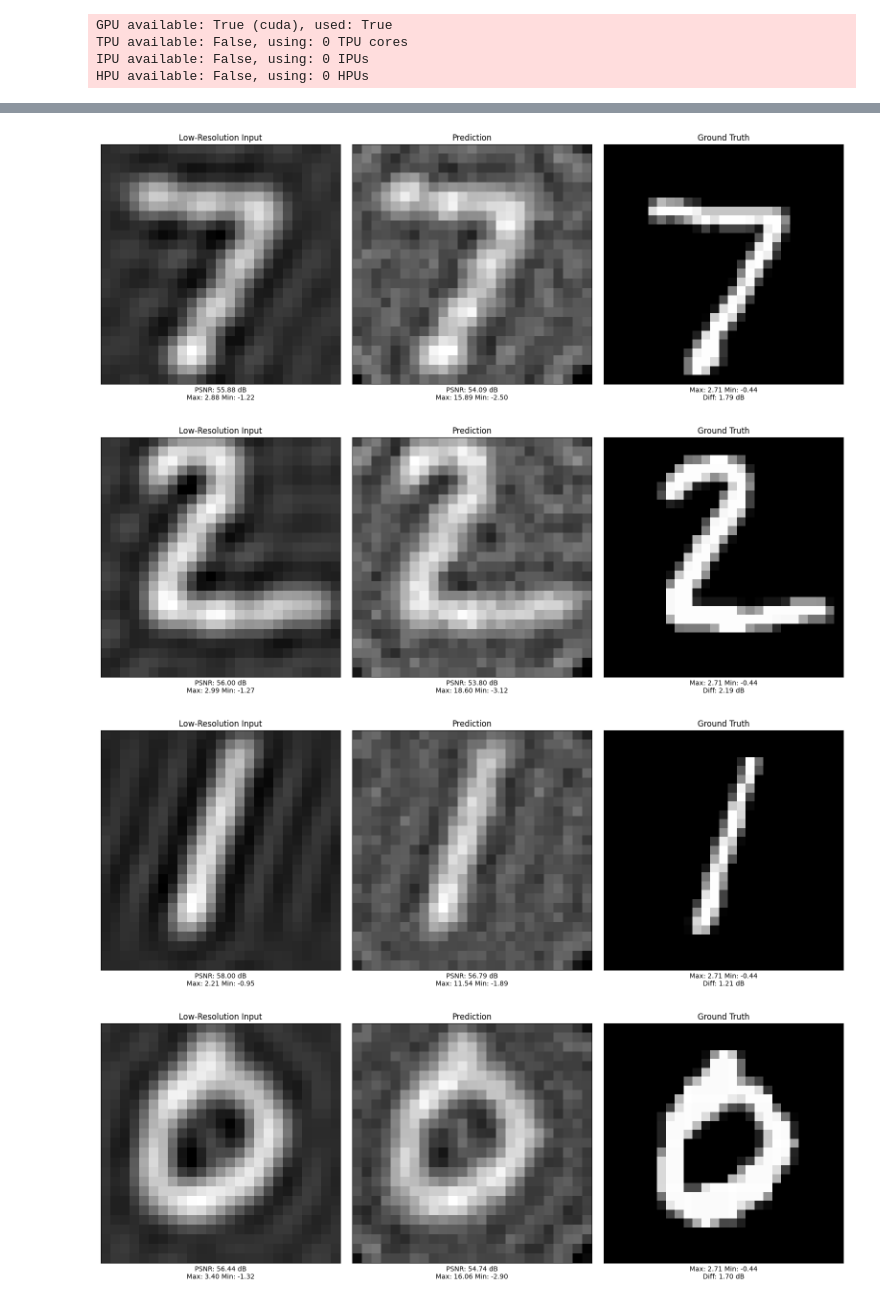
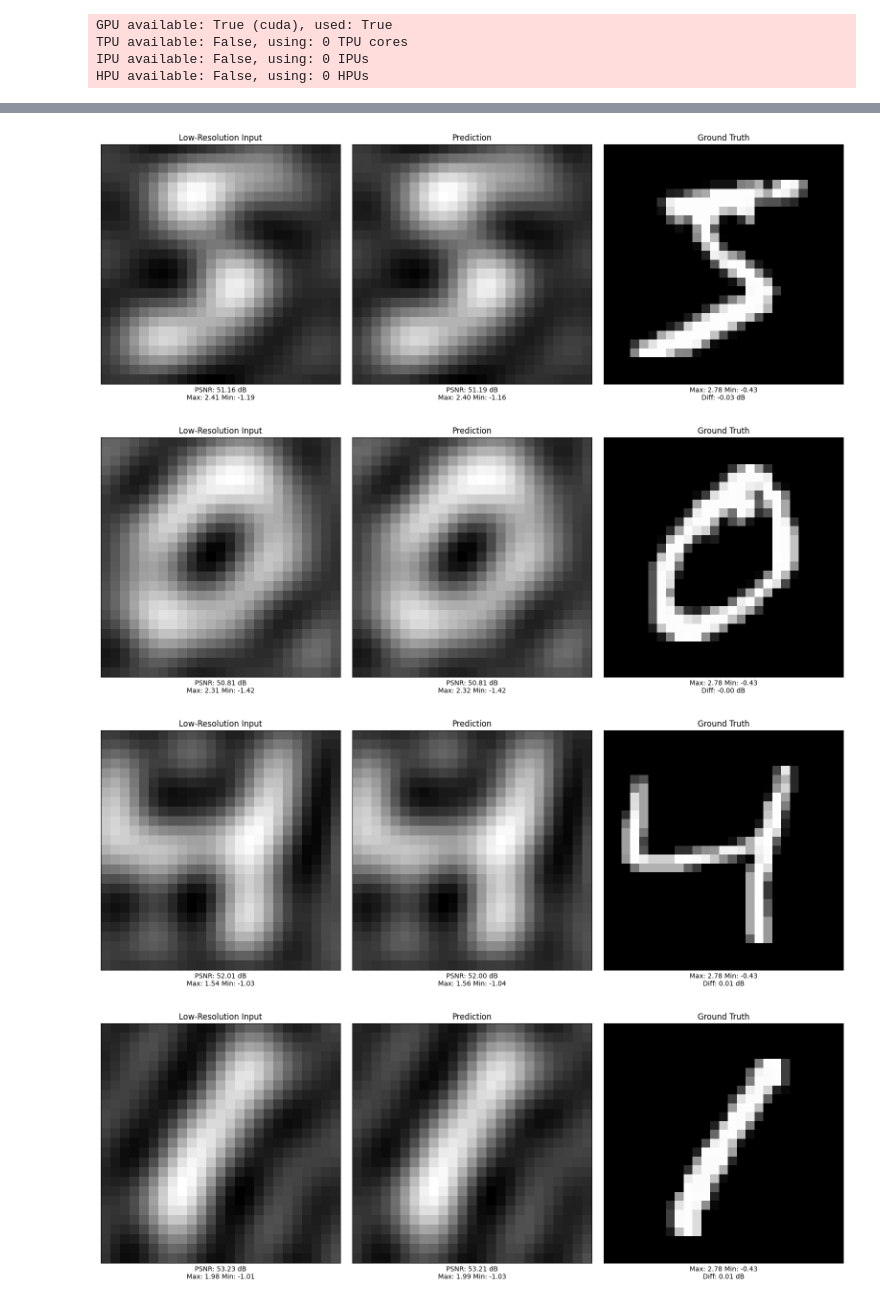
Before and after one commit to AmanKukde/FourierImageTransformer, a Jupyter notebook: examples/Super-Resolution - MNIST Example.ipynb, the cells around one changed output, grey strips where cells are left out. Saved outputs shown, nothing was run; the diff lists cells and outputs as text; code cells hidden in the pictures.

```diff
--- a/examples/Super-Resolution - MNIST Example.ipynb
+++ b/examples/Super-Resolution - MNIST Example.ipynb
@@ -46,7 +46,7 @@ model = SResTransformerModule(d_model=n_heads*d_query,
                               dst_order=order,
                               loss='sum',
                               lr=0.0001, weight_decay=0.01, n_layers=8,
-                              n_heads=n_heads, d_query=d_query, dropout=0.1, attention_dropout=0.1,num_shells =8,
+                              n_heads=n_heads, d_query=d_query, dropout=0.1, attention_dropout=0.1,num_shells = 4,
                               model_path ='')
 import datetime
 
@@ -88,5 +88,5 @@ HPU available: False, using: 0 HPUs
 #     wget.download('https://download.fht.org/jug/fit/sres_model_mnist.ckpt',
 #                   out='./models/sres/mnist_sres.ckpt')
 # %%
-model.load_test_model('/home/aman.kukde/Projects/Super_Resolution_Task/Original_FIT/FourierImageTransformer/saved_models/20-02_16-20-16_sum_modified/last.ckpt')
-model.cpu();
+model.load_test_model('/home/aman.kukde/Projects/Super_Resolution_Task/Original_FIT/FourierImageTransformer/saved_models/21-02_18-10-24_sum_modified/last.ckpt')
+# model.cpu();
@@ -93,10 +94,0 @@ model.cpu();
-# %%
-num_rings = 6
-
-x, y = np.meshgrid(range(model.dft_shape[1]), range(-model.dft_shape[0] // 2 + 1, model.dft_shape[0] // 2 + 1))
-radii = np.sqrt(x ** 2 + y ** 2, dtype=np.float32)
-selected_rings = np.round(radii) < num_rings
-
-model.input_seq_length = np.sum(selected_rings)
-plt.imshow(selected_rings)
-plt.title('Prefix');
@@ -105,5 +95,5 @@ plt.title('Prefix');
 # %%
-for fc, (mag_min, mag_max) in dm.test_dataloader():
+for fc, (mag_min, mag_max) in dm.train_dataloader():
     break
 # %%
 print(np.unique(mag_max), np.unique(mag_min))
@@ -114,6 +110,6 @@ lowres, pred_img, gt = model.get_lowres_pred_gt(fc, mag_min, mag_max)
 # %%
 diff = []
-for i in range(10):
+for i in range(32):
     sample = i
     fig = plt.figure(figsize=(31/2., 10/2.))
     gs = gridspec.GridSpec(1, 5, width_ratios=[10,0.5, 10, 0.5, 10])
@@ -122,34 +118,34 @@ for i in range(10):
     ax2 = plt.subplot(gs[4])
     plt.subplots_adjust(top = 1, bottom = 0, right = 1, left = 0,
                         hspace = 0, wspace = 0)
 
     ax0.xaxis.set_major_locator(plt.NullLocator())
     ax0.yaxis.set_major_locator(plt.NullLocator())
     lowres_vs_gt_psnr = PSNR(gt[sample][2:, 2:], lowres[sample][2:, 2:], drange=torch.tensor(255., dtype=torch.float32))
     ax0.imshow(lowres[sample][2:, 2:], cmap='gray')
     ax0.set_title('Low-Resolution Input');
     ax0.set_xlabel(f'PSNR: {lowres_vs_gt_psnr:.2f} dB\nMax: {lowres[sample].max():.2f} Min: {lowres[sample].min():.2f}');
     ax0.axis('equal');
 
     ax1.xaxis.set_major_locator(plt.NullLocator())
     ax1.yaxis.set_major_locator(plt.NullLocator())
 
     ax1.imshow(pred_img[sample][2:, 2:], cmap='gray')
     pred_vs_gt_psnr = PSNR(gt[sample][2:, 2:], pred_img[sample][2:, 2:], drange=torch.tensor(255., dtype=torch.float32))
     ax1.set_title('Prediction');
     ax1.set_xlabel(f'PSNR: {pred_vs_gt_psnr:.2f} dB\nMax: {pred_img[sample].max():.2f} Min: {pred_img[sample].min():.2f}');
     ax1.axis('equal');
 
 
     ax2.xaxis.set_major_locator(plt.NullLocator())
     ax2.yaxis.set_major_locator(plt.NullLocator())
     ax2.imshow(gt[sample], cmap='gray')
     ax2.set_title('Ground Truth');
     ax2.set_xlabel(f'Max: {gt[sample].max():.2f} Min: {gt[sample].min():.2f}\nDiff: {lowres_vs_gt_psnr - pred_vs_gt_psnr:.2f} dB');
     ax2.axis('equal');
     diff.append(lowres_vs_gt_psnr - pred_vs_gt_psnr)
 # %% [output]
-[figure, old version]
+[figure, new version]
-[figure, old version]
+[figure, new version]
-[figure, old version]
+[figure, new version]
-[figure, old version]
+[figure, new version]
```
Also changed, not shown: parts of 10 cells of this notebook, 20 other files.
